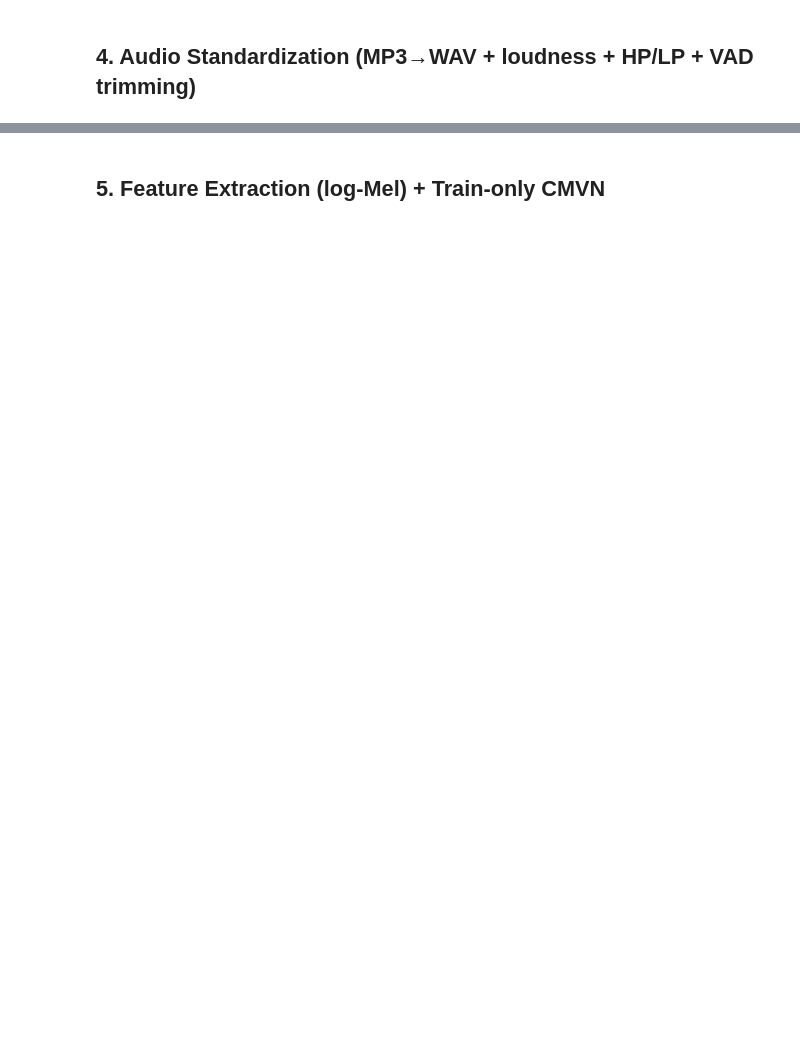
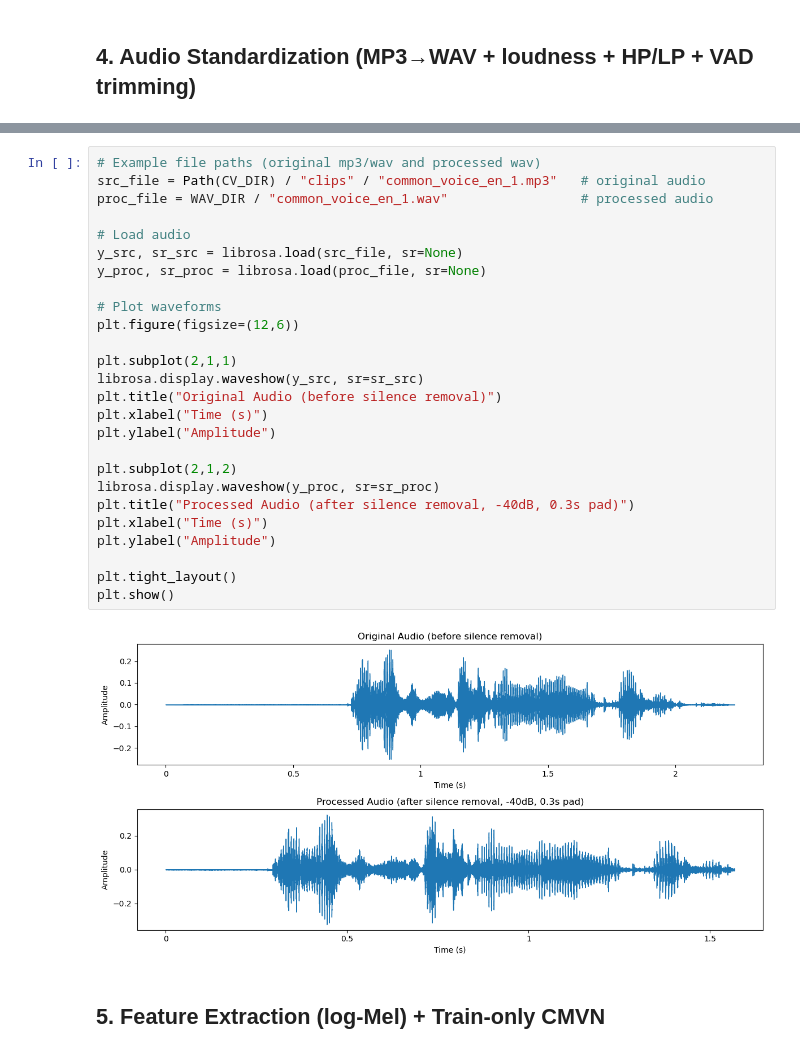
Before and after one commit to nnaa-final-project/stt-translation, a Jupyter notebook: notebooks/preprocess_audio.ipynb, the cells around one changed output, grey strips where cells are left out. Saved outputs shown, nothing was run; the diff lists cells and outputs as text; blank space fills up the shorter version.

```diff
--- a/notebooks/preprocess_audio.ipynb
+++ b/notebooks/preprocess_audio.ipynb
@@ -478,3 +420,31 @@ print("Saved: manifest_wav.csv")
+# %%
+# Example file paths (original mp3/wav and processed wav)
+src_file = Path(CV_DIR) / "clips" / "common_voice_en_1.mp3"   # original audio
+proc_file = WAV_DIR / "common_voice_en_1.wav"                 # processed audio
+
+# Load audio
+y_src, sr_src = librosa.load(src_file, sr=None)
+y_proc, sr_proc = librosa.load(proc_file, sr=None)
+
+# Plot waveforms
+plt.figure(figsize=(12,6))
+
+plt.subplot(2,1,1)
+librosa.display.waveshow(y_src, sr=sr_src)
+plt.title("Original Audio (before silence removal)")
+plt.xlabel("Time (s)")
+plt.ylabel("Amplitude")
+
+plt.subplot(2,1,2)
+librosa.display.waveshow(y_proc, sr=sr_proc)
+plt.title("Processed Audio (after silence removal, -40dB, 0.3s pad)")
+plt.xlabel("Time (s)")
+plt.ylabel("Amplitude")
+
+plt.tight_layout()
+plt.show()
+# %% [output]
+[figure, added]
 # %% [markdown]
 ## 5. Feature Extraction (log-Mel) + **Train-only CMVN**
 # %%
```
Also changed, not shown: parts of 13 cells of this notebook.
